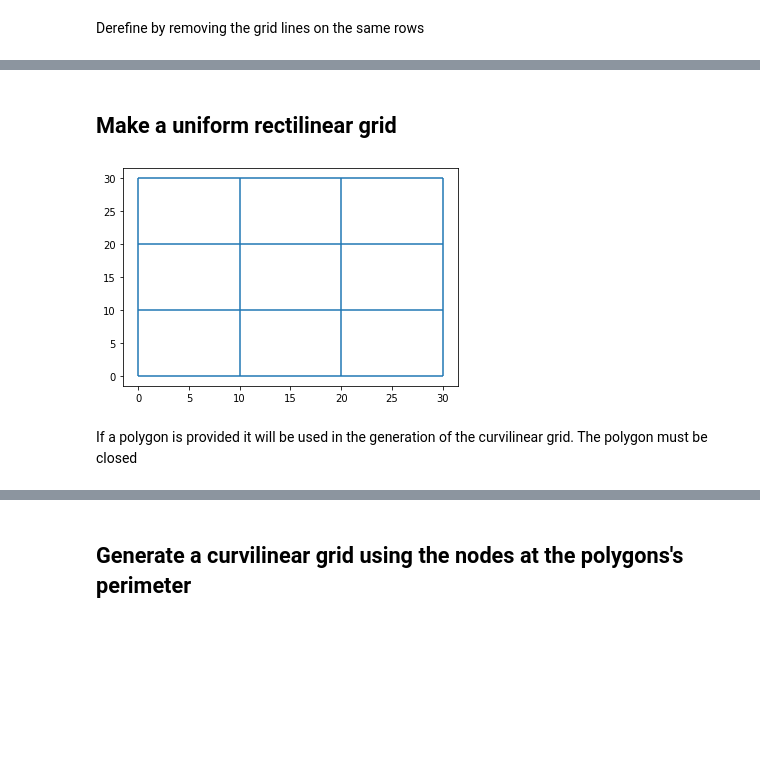
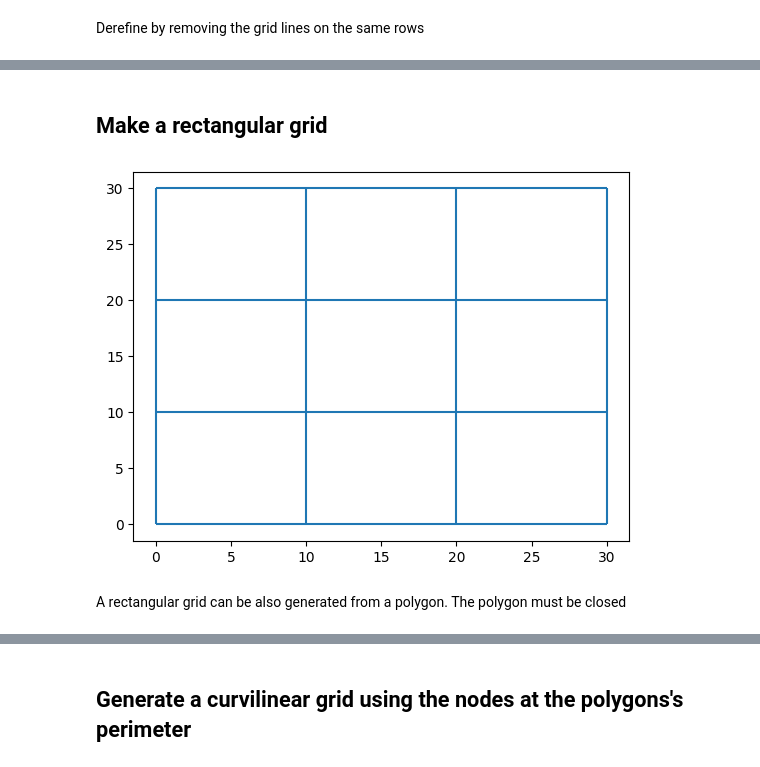
Before and after one commit to Deltares/MeshKernelPy, a Jupyter notebook: docs/examples/04_curvilineargrid_basics.ipynb, the cells around one changed output, grey strips where cells are left out. Drawn from its saved outputs; the diff is of its cells as text; code cells hidden in the pictures; blank space fills up the shorter version.

Commit message:
Split rectangular grid API function (#90 | GRIDEDIT-576)

```diff
--- a/docs/examples/04_curvilineargrid_basics.ipynb
+++ b/docs/examples/04_curvilineargrid_basics.ipynb
@@ -51,24 +51,20 @@ Define a function for creating an uniform curvilinear grid
 # %%
-def create_mk_instance_with_a_uniform_curvilinear_grid(num_columns =3, num_rows =3):
-    r"""A local function for creating an instance of meshkernel with a uniform curvilinear grid.
+def create_mk_instance_with_a_rectangular_curvilinear_grid(num_columns =3, num_rows =3):
+    r"""A local function for creating an instance of meshkernel with a rectangular curvilinear grid.
     """
+    mk = MeshKernel()
+
     # Create an instance of MakeGridParameters and set the values
     make_grid_parameters = MakeGridParameters()
     make_grid_parameters.num_columns = num_columns
     make_grid_parameters.num_rows = num_rows
     make_grid_parameters.angle = 0.0
-    make_grid_parameters.block_size = 0.0
     make_grid_parameters.origin_x = 0.0
     make_grid_parameters.origin_y = 0.0
     make_grid_parameters.block_size_x = 10.0
     make_grid_parameters.block_size_y = 10.0
 
-    # A polygon must to be provided. If empty it will not be used.
-    node_x = np.empty(0, dtype=np.double)
-    node_y = np.empty(0, dtype=np.double)
-    geometry_list = GeometryList(node_x, node_y)
-
-    mk.curvilinear_make_uniform(make_grid_parameters, geometry_list)
+    mk.curvilinear_compute_rectangular_grid(make_grid_parameters)
 
     return mk
 # %% [markdown]
@@ -158,14 +154,14 @@ curvilinear_grid.plot_edges(ax)
 # %% [markdown]
-## Make a uniform rectilinear grid
+## Make a rectangular grid
 # %%
-mk = create_mk_instance_with_a_uniform_curvilinear_grid()
+mk = create_mk_instance_with_a_rectangular_curvilinear_grid()
 curvilinear_grid = mk.curvilineargrid_get()
 fig, ax = plt.subplots()
 curvilinear_grid.plot_edges(ax)
 # %% [output]
-[figure, old version]
+[figure, new version]
-# %% [markdown]
-If a polygon is provided it will be used in the generation of the curvilinear grid. The polygon must be closed
+# %% [markdown]
+A rectangular grid can be also generated from a polygon. The polygon must be closed
 # %%
 node_x = np.array([2.5,5.5,3.5,0.5,2.5], dtype=np.double)
 node_y = np.array([0.5,3.0,5.0,2.5,0.5], dtype=np.double)
```
Also changed, not shown: parts of 29 cells of this notebook, 11 other files.
